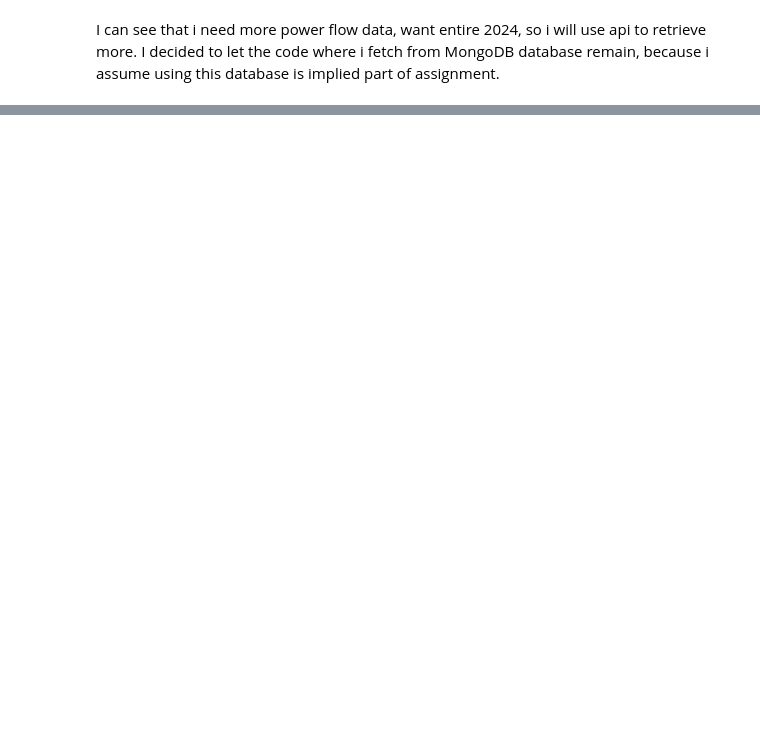
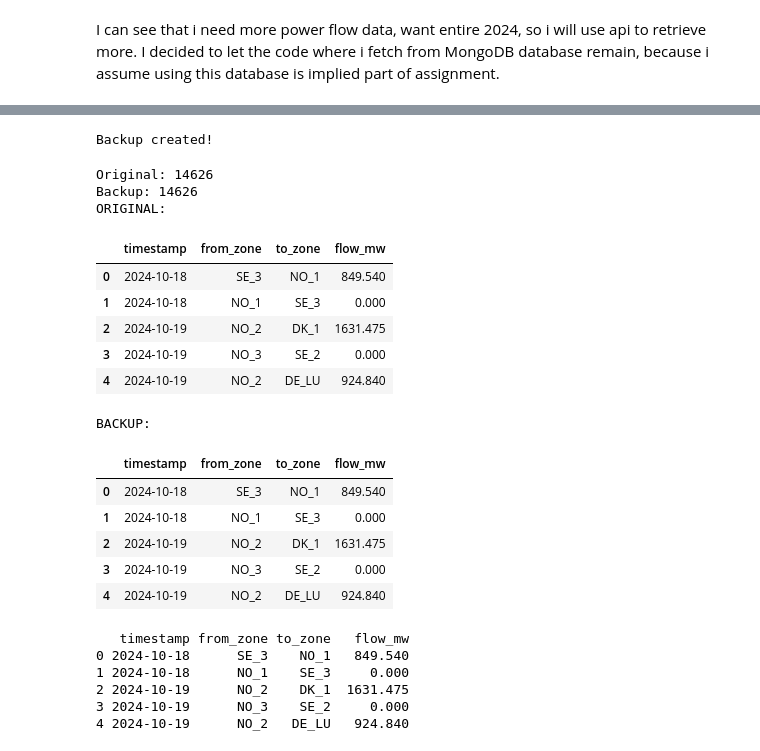
Before and after one commit to vildeskobba/IND320vilde, a Jupyter notebook: CA_4.ipynb, the cells around one changed output, grey strips where cells are left out. Drawn from its saved outputs; the diff is of its cells as text; code cells hidden in the pictures; blank space fills up the shorter version.

```diff
--- a/CA_4.ipynb
+++ b/CA_4.ipynb
@@ -357,0 +459,61 @@ I can see that i need more power flow data, want entire 2024, so i will use api
+# %%
+collection = db["daily_average_flows"]
+
+# Create backup
+collection.aggregate([
+    {"$match": {}},
+    {"$out": "daily_average_flows_backup"}
+])
+
+print("Backup created!")
+# %% [output]
+Backup created!
+# %%
+print("Original:", db["daily_average_flows"].count_documents({}))
+print("Backup:", db["daily_average_flows_backup"].count_documents({}))
+
+# Original
+df_original = pd.DataFrame(
+    list(db["daily_average_flows"].find({}, {"_id": 0}).limit(5))
+)
+
+# Backup
+df_backup = pd.DataFrame(
+    list(db["daily_average_flows_backup"].find({}, {"_id": 0}).limit(5))
+)
+
+print("ORIGINAL:")
+display(df_original)
+
+print("BACKUP:")
+display(df_backup)
+# %% [output]
+Original: 14626
+Backup: 14626
+ORIGINAL:
+|  | timestamp | from_zone | to_zone | flow_mw |
+| 0 | 2024-10-18 | SE_3 | NO_1 | 849.540 |
+| 1 | 2024-10-18 | NO_1 | SE_3 | 0.000 |
+| 2 | 2024-10-19 | NO_2 | DK_1 | 1631.475 |
+| 3 | 2024-10-19 | NO_3 | SE_2 | 0.000 |
+| 4 | 2024-10-19 | NO_2 | DE_LU | 924.840 |
+BACKUP:
+|  | timestamp | from_zone | to_zone | flow_mw |
+| 0 | 2024-10-18 | SE_3 | NO_1 | 849.540 |
+| 1 | 2024-10-18 | NO_1 | SE_3 | 0.000 |
+| 2 | 2024-10-19 | NO_2 | DK_1 | 1631.475 |
+| 3 | 2024-10-19 | NO_3 | SE_2 | 0.000 |
+| 4 | 2024-10-19 | NO_2 | DE_LU | 924.840 |
+# %%
+entso_e_df = pd.DataFrame(
+    list(db["daily_average_flows"].find({}, {"_id": 0}))
+)
+
+print(entso_e_df.head())
+# %% [output]
+   timestamp from_zone to_zone   flow_mw
+0 2024-10-18      SE_3    NO_1   849.540
+1 2024-10-18      NO_1    SE_3     0.000
+2 2024-10-19      NO_2    DK_1  1631.475
+3 2024-10-19      NO_3    SE_2     0.000
+4 2024-10-19      NO_2   DE_LU   924.840
```
Also changed, not shown: parts of 16 cells of this notebook, 14 other files.
